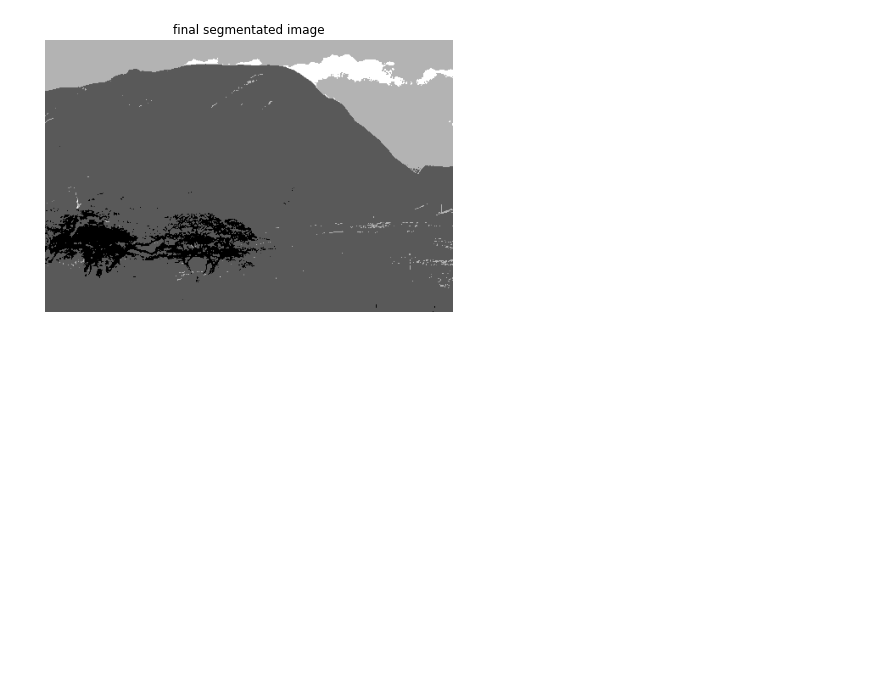
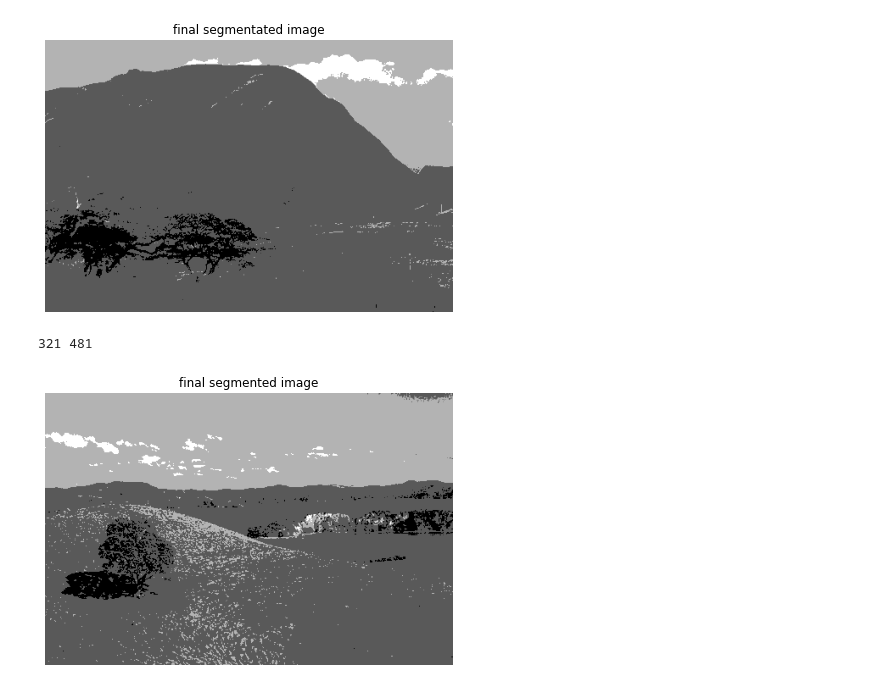
Before and after one commit to uprestel/Segmentation, a Jupyter notebook: segmentation.ipynb, the cells around one changed output. Cells and saved outputs as stored; diff of their text form; code cells hidden in the pictures; blank space fills up the shorter version.

```diff
--- a/segmentation.ipynb
+++ b/segmentation.ipynb
@@ -455,3 +455,14 @@ img_seg = seg2image(V, c)
 plot([img_seg], ["final segmented image"])
 # %% [output]
 [figure]
+# %%
+img = np.array(images[1])
+c = (0, 90, 180, 255)
+V, Xi = chambolle_pock(img, c, 20)
+# %% [output]
+321 481
+# %%
+img_seg = seg2image(V, c)
+plot([img_seg], ["final segmented image"])
+# %% [output]
+[figure, added]
```
